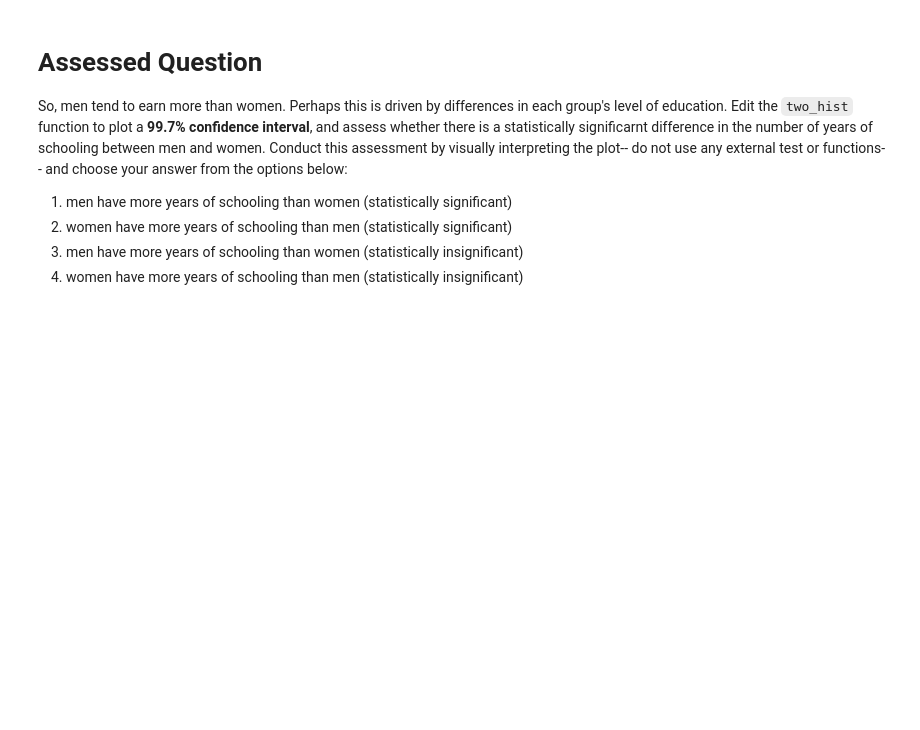
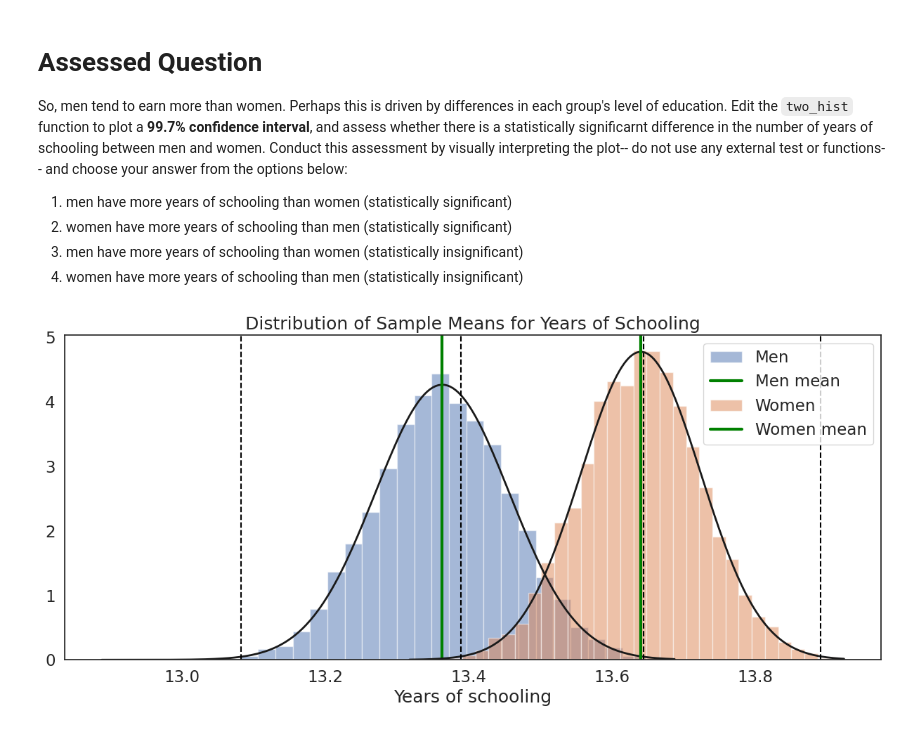
Before and after one commit to allensss1221-alt/QM2, a Jupyter notebook: Workshop5.ipynb, the cells around one changed output. Saved outputs shown, nothing was run; the diff lists cells and outputs as text; code cells hidden in the pictures; blank space fills up the shorter version.

```diff
--- a/Workshop5.ipynb
+++ b/Workshop5.ipynb
@@ -508,3 +509,47 @@ So, men tend to earn more than women. Perhaps this is driven by differences in e
 2. women have more years of schooling than men (statistically significant)
 3. men have more years of schooling than women (statistically insignificant)
 2. women have more years of schooling than men (statistically insignificant)
+# %%
+import numpy as np
+import pandas as pd
+import matplotlib.pyplot as plt
+from scipy.stats import norm
+
+
+df = pd.read_csv('./data/wk7/cps.csv')
+
+men_years = df[df['sex'] == 1]['sch']
+women_years = df[df['sex'] == 2]['sch']
+
+def two_hist(groups, group_labels, xlab, title, sample_size=1000, iterations=10000):
+    plt.figure(figsize=(15, 6))
+    for i, group in enumerate(groups):
+        sample_means = []
+        for _ in range(iterations):
+            sample = group.sample(sample_size, replace=True)
+            sample_means.append(sample.mean())
+        sample_means = np.array(sample_means)
+        mu, se = norm.fit(sample_means)
+        bins = int(iterations / 300)
+        plt.hist(sample_means, bins=bins, edgecolor='white',
+                 density=True, alpha=0.5, label=group_labels[i])
+        x_vals = np.linspace(sample_means.min(), sample_means.max(), 200)
+        plt.plot(x_vals, norm.pdf(x_vals, mu, se), 'k', linewidth=2)
+        plt.axvline(mu, color='green', linestyle='solid', linewidth=3,
+                    label=f'{group_labels[i]} mean')
+        plt.axvline(mu - 3 * se, color='black', linestyle='dashed', linewidth=1.5)
+        plt.axvline(mu + 3 * se, color='black', linestyle='dashed', linewidth=1.5)
+    plt.xlabel(xlab)
+    plt.title(title)
+    plt.legend()
+    plt.show()
+
+
+two_hist(
+    groups=[men_years, women_years],
+    group_labels=['Men', 'Women'],
+    xlab='Years of schooling',
+    title='Distribution of Sample Means for Years of Schooling'
+)
+# %% [output]
+[figure, added]
```
Also changed, not shown: parts of 16 cells of this notebook.
